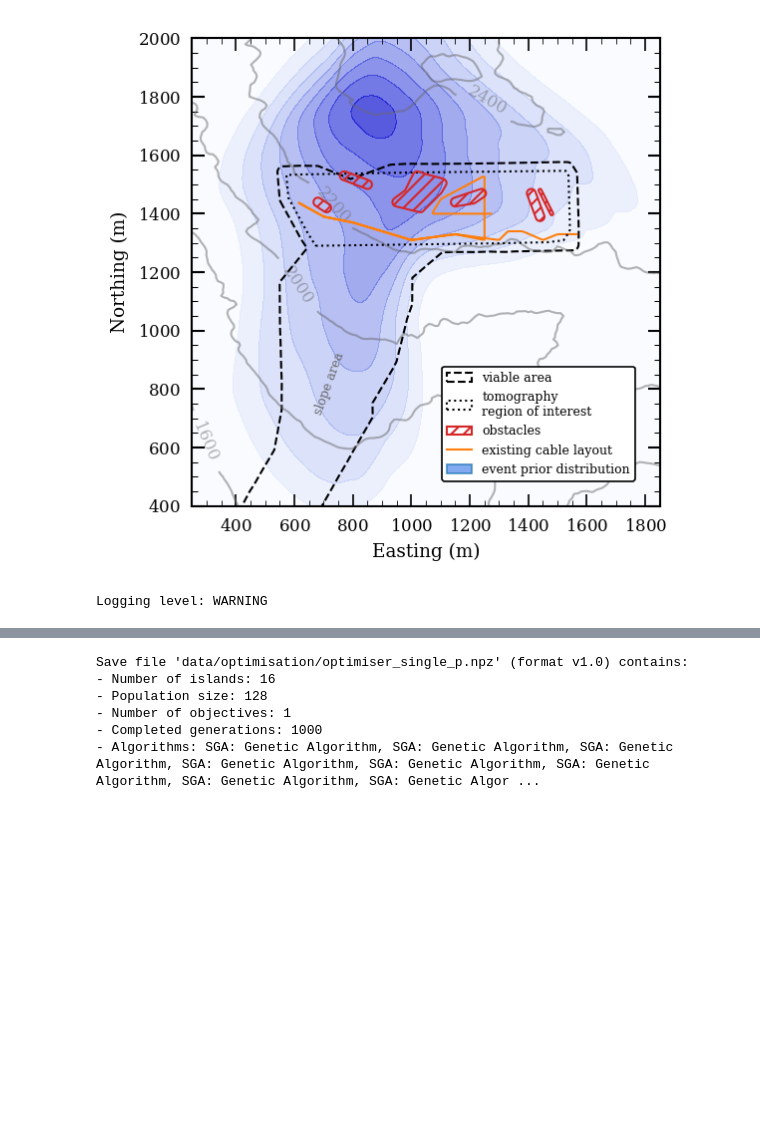
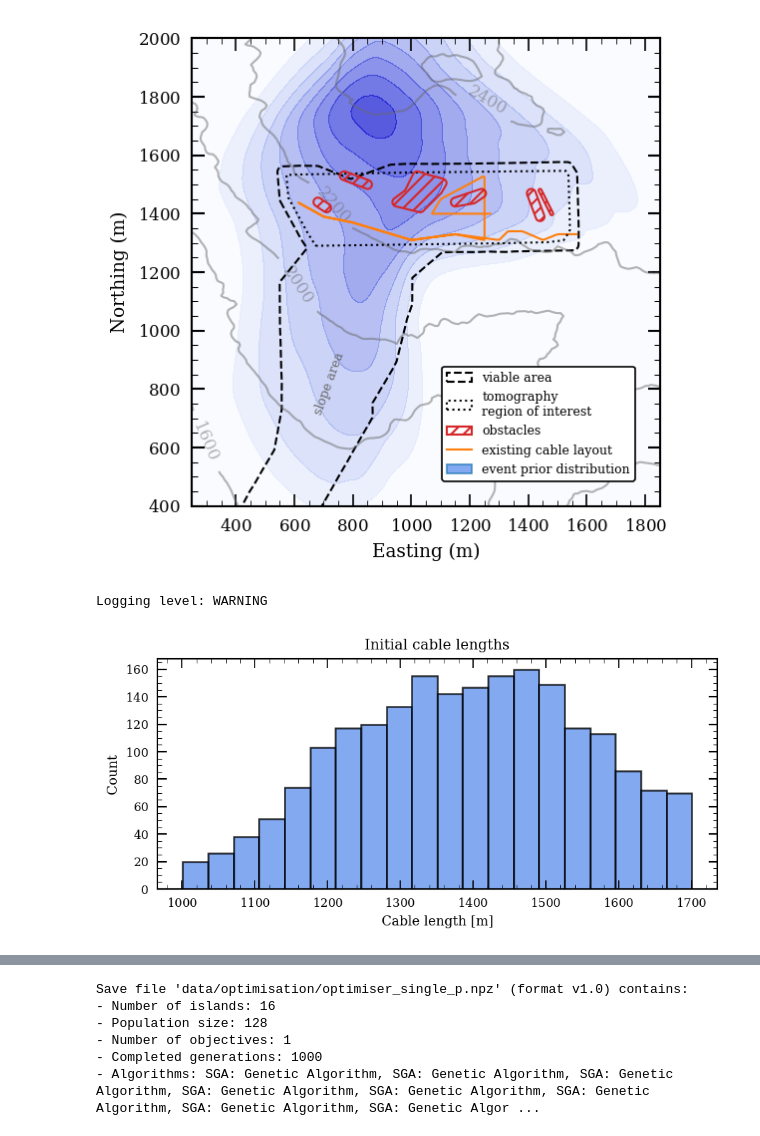
Before and after one commit to dominik-strutz/dased_paper, a Jupyter notebook: notebooks/cdv_p_and_setup.ipynb, the cells around one changed output, grey strips where cells are left out. Drawn from its saved outputs; the diff is of its cells as text; code cells hidden in the pictures; blank space fills up the shorter version.

```diff
--- a/notebooks/cdv_p_and_setup.ipynb
+++ b/notebooks/cdv_p_and_setup.ipynb
@@ -119,7 +119,7 @@ data_likelihood_PS = DataLikelihood(
 )
 
 torch.manual_seed(0)  # For reproducibility
-prior_samples = prior_dist.sample((1000,))
+prior_samples = prior_dist.sample((10000,))
 
 
 eig_p = EIGCriterion(
@@ -339,25 +339,27 @@ archipelago.initialize(
 # %% [output]
 Logging level: WARNING
 # %%
-# initial_layouts = archipelago.get_current_layouts()
+initial_layouts = archipelago.get_current_layouts()
 
-# lengths = [_l.cable_length for _l in initial_layouts]
+lengths = [_l.cable_length for _l in initial_layouts]
 
-# fig, ax = plt.subplots(figsize=(6, 3))
+fig, ax = plt.subplots(figsize=(6, 3))
 
-# ax.hist(
-#     lengths,
-#     bins=20,
-#     color="cornflowerblue",
-#     alpha=0.8,
-#     edgecolor="black",
-#     linewidth=1.2,
-# )
+ax.hist(
+    lengths,
+    bins=20,
+    color="cornflowerblue",
+    alpha=0.8,
+    edgecolor="black",
+    linewidth=1.2,
+)
 
-# ax.set_xlabel("Cable length [m]")
-# ax.set_ylabel("Count")
-# ax.set_title("Initial cable lengths")
+ax.set_xlabel("Cable length [m]")
+ax.set_ylabel("Count")
+ax.set_title("Initial cable lengths")
 
-# plt.tight_layout()
-# plt.show()
+plt.tight_layout()
+plt.show()
+# %% [output]
+[figure, added]
 # %%
```
Also changed, not shown: parts of 21 cells of this notebook, 3 other files.
